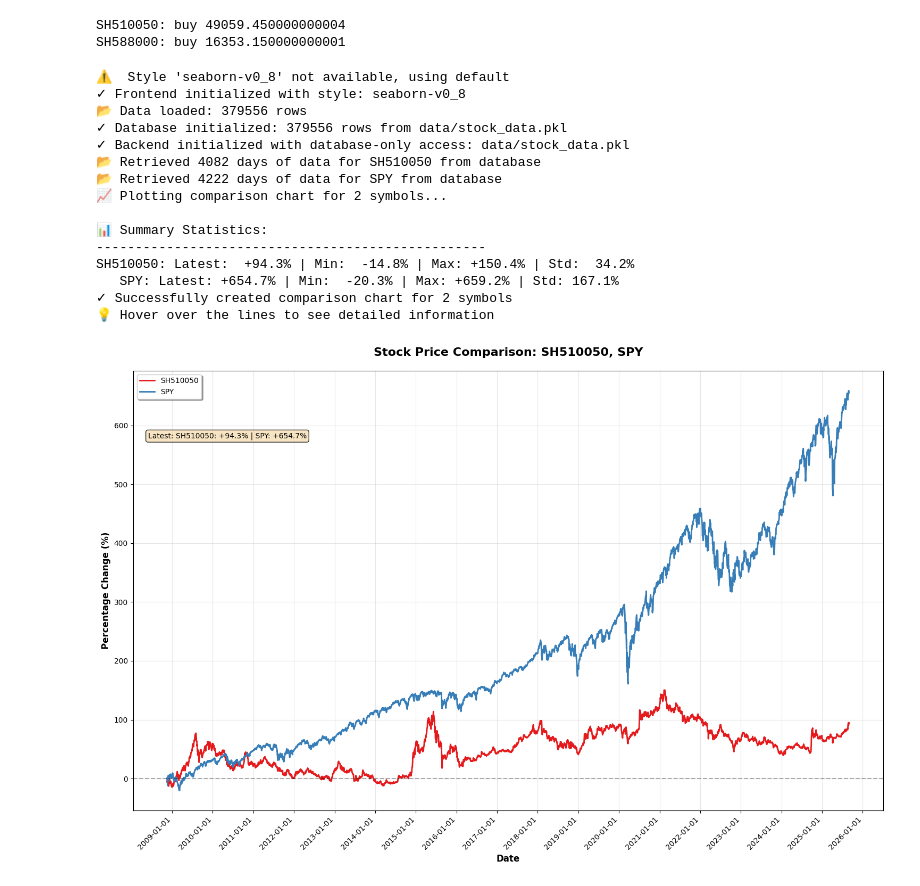
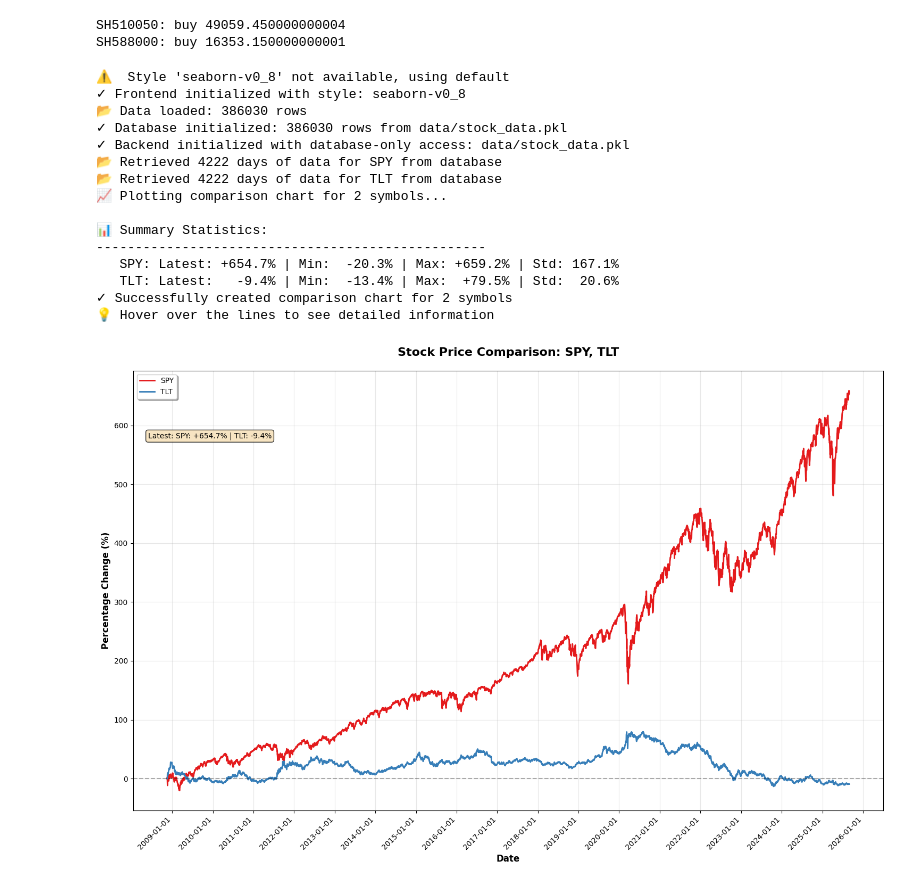
Before and after one commit to farrellsc/StockAnalysis, a Jupyter notebook: playground.ipynb, the cells around one changed output. Saved outputs shown, nothing was run; the diff lists cells and outputs as text; code cells hidden in the pictures.

```diff
--- a/playground.ipynb
+++ b/playground.ipynb
@@ -260,21 +263,21 @@ buy_recipe(
 SH510050: buy 49059.450000000004
 SH588000: buy 16353.150000000001
 # %%
-dfs = plot_prices(symbols=['SH510050', 'SPY'], start_date='2008-11-17', end_date='2025-09-01', normalize=True)
+dfs = plot_prices(symbols=['SPY', 'TLT'], start_date='2008-11-17', end_date='2025-09-01', normalize=True)
 # %% [output]
 ⚠️  Style 'seaborn-v0_8' not available, using default
 ✓ Frontend initialized with style: seaborn-v0_8
-📂 Data loaded: 379556 rows
-✓ Database initialized: 379556 rows from data/stock_data.pkl
+📂 Data loaded: 386030 rows
+✓ Database initialized: 386030 rows from data/stock_data.pkl
 ✓ Backend initialized with database-only access: data/stock_data.pkl
-📂 Retrieved 4082 days of data for SH510050 from database
 📂 Retrieved 4222 days of data for SPY from database
+📂 Retrieved 4222 days of data for TLT from database
 📈 Plotting comparison chart for 2 symbols...
 
 📊 Summary Statistics:
 --------------------------------------------------
-SH510050: Latest:  +94.3% | Min:  -14.8% | Max: +150.4% | Std:  34.2%
    SPY: Latest: +654.7% | Min:  -20.3% | Max: +659.2% | Std: 167.1%
+   TLT: Latest:   -9.4% | Min:  -13.4% | Max:  +79.5% | Std:  20.6%
 ✓ Successfully created comparison chart for 2 symbols
 💡 Hover over the lines to see detailed information
-[figure, old version]
+[figure, new version]
```
Also changed, not shown: parts of 9 cells of this notebook, 2 other files.
